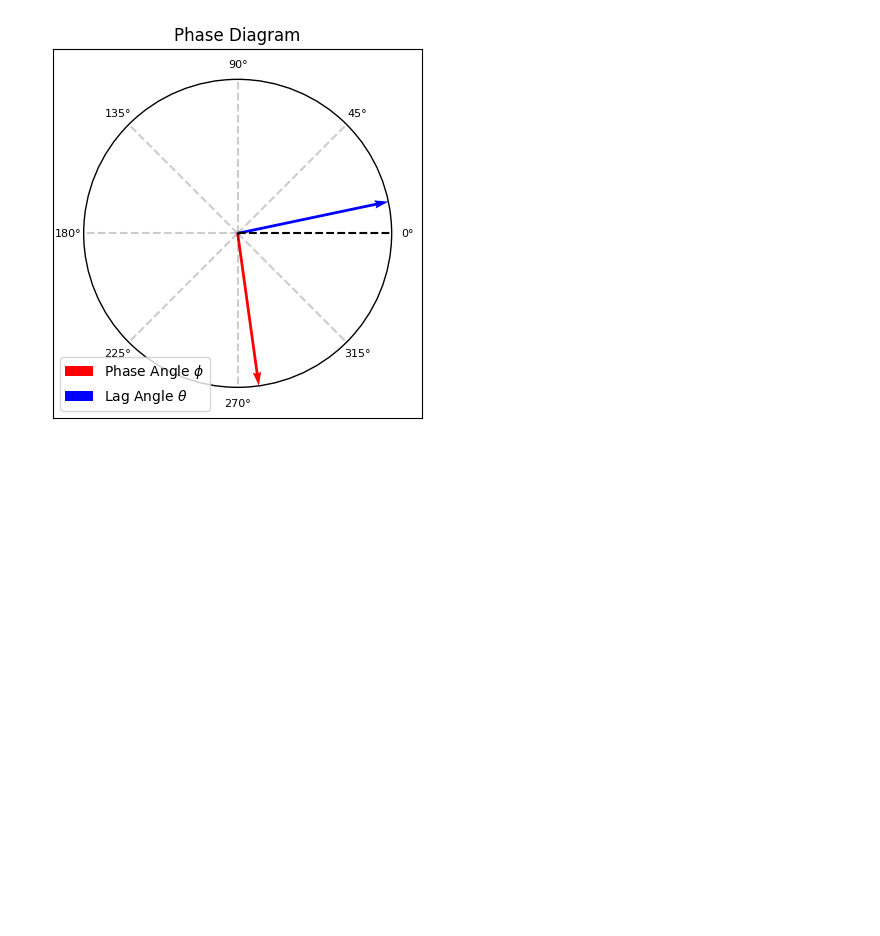
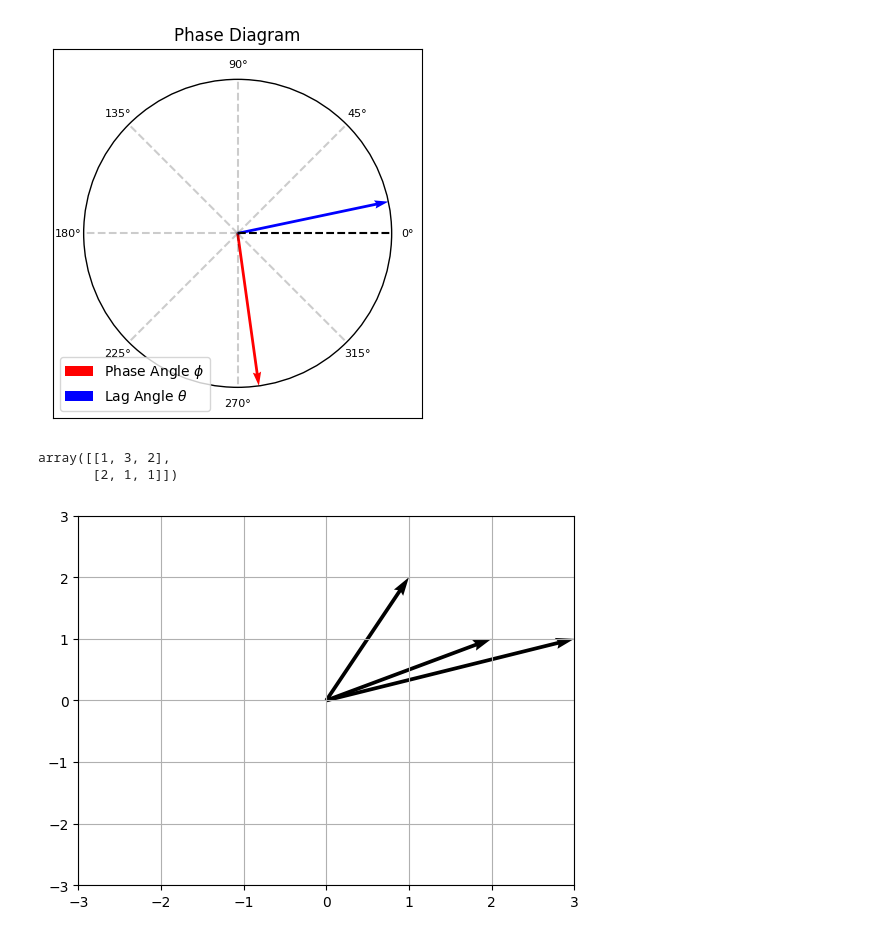
Before and after one commit to MrEnigmamgine/my_notes, a Jupyter notebook: Electronics Engineering/plotting_phasors.ipynb, the cells around one changed output. Drawn from its saved outputs; the diff is of its cells as text; code cells hidden in the pictures; blank space fills up the shorter version.

```diff
--- a/Electronics Engineering/plotting_phasors.ipynb
+++ b/Electronics Engineering/plotting_phasors.ipynb
@@ -20 +25,11 @@ origin,phase_vector,lag_vector
+# %%
+v1 = (1,2) #x,y
+v2 = (3,1) #x,y
+v3 = (2,1) #x,y
+
+vlist = [v1,v2,v3]
+
+# The trick is going to be taking these as input and outputting something like (0,0,x,y)
+def vector_to_quiver():
+    ...
 # %%
@@ -66,3 +82,26 @@ ax.set_title('Phase Diagram')
 # %% [output]
 Text(0.5, 1.0, 'Phase Diagram')
 [figure]
+# %%
+np.array(vlist).T
+# %% [output]
+array([[1, 3, 2],
+       [2, 1, 1]])
+# %%
+fig, ax = plt.subplots()
+ax.quiver(
+    np.zeros(len(vlist)),
+    np.zeros(len(vlist)),
+    np.array(vlist).T[0],
+    np.array(vlist).T[1],
+    angles='xy',
+    scale_units='xy',
+    scale=1
+)
+ax = fig.gca()
+lim = max(max(np.array(vlist).T[0]),max(np.array(vlist).T[1]))
+ax.set_xlim(-lim,lim)
+ax.set_ylim(-lim,lim)
+ax.grid(True,)
+# %% [output]
+[figure, added]
```
Also changed, not shown: parts of 11 cells of this notebook, 2 other files.
